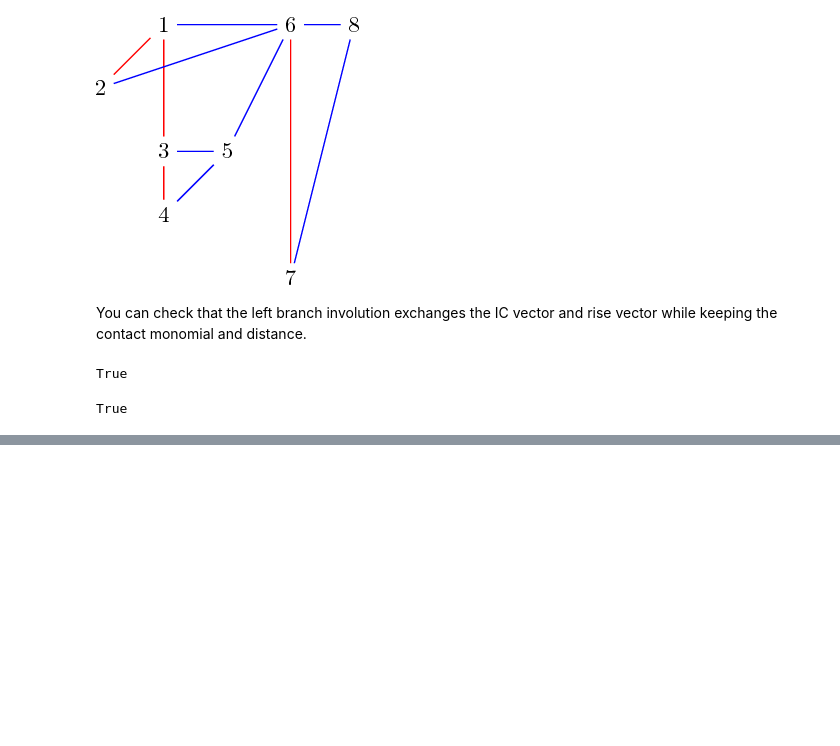
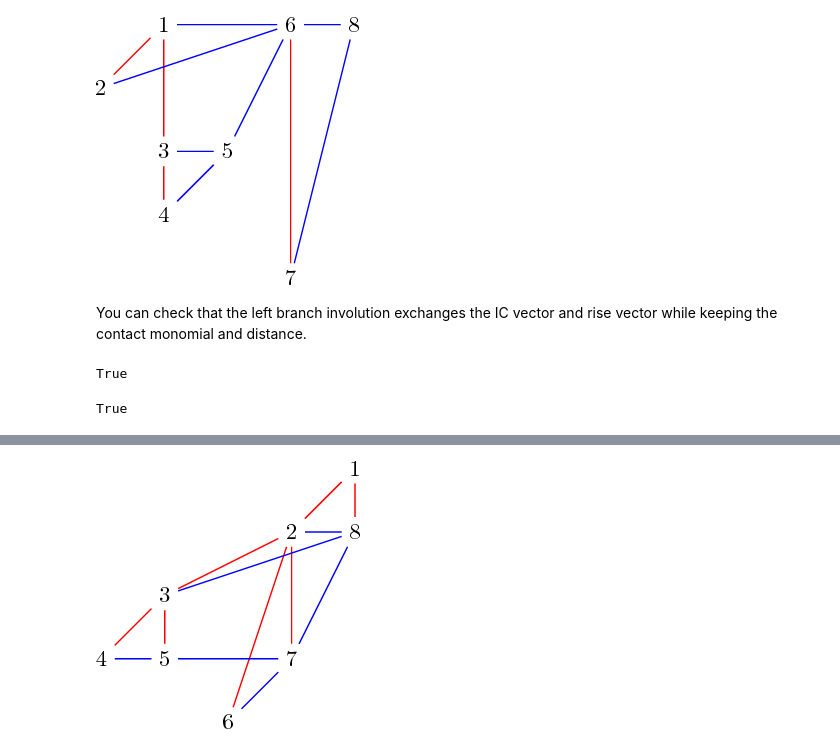
Before and after one commit to VivianePons/public-notebooks, a Jupyter notebook: TamariIntervalPosets/RiseContactInvolution.ipynb, the cells around one changed output, grey strips where cells are left out. Drawn from its saved outputs; the diff is of its cells as text; code cells hidden in the pictures; blank space fills up the shorter version.

```diff
--- a/TamariIntervalPosets/RiseContactInvolution.ipynb
+++ b/TamariIntervalPosets/RiseContactInvolution.ipynb
@@ -310,0 +327,14 @@ True
+# %%
+def rise_contact_involution(tip):
+    """
+    The Rise-contact involution on interval-posets
+    """
+    return left_branch_involution(left_branch_involution(tip).complement())
+
+def rise_contact_involution_grafting_tree(t):
+    """
+    The Rise-contact involution on a grafting tree
+    """
+    t = t.left_border_symmetry()
+    tip = interval_from_grafting_tree(t).complement()
+    return grafting_tree(tip).left_border_symmetry()
@@ -310,0 +347,4 @@ True
+# %%
+viewLatex(rise_contact_involution(tip))
+# %% [output]
+[figure, added]
```
Also changed, not shown: parts of 53 cells of this notebook.
